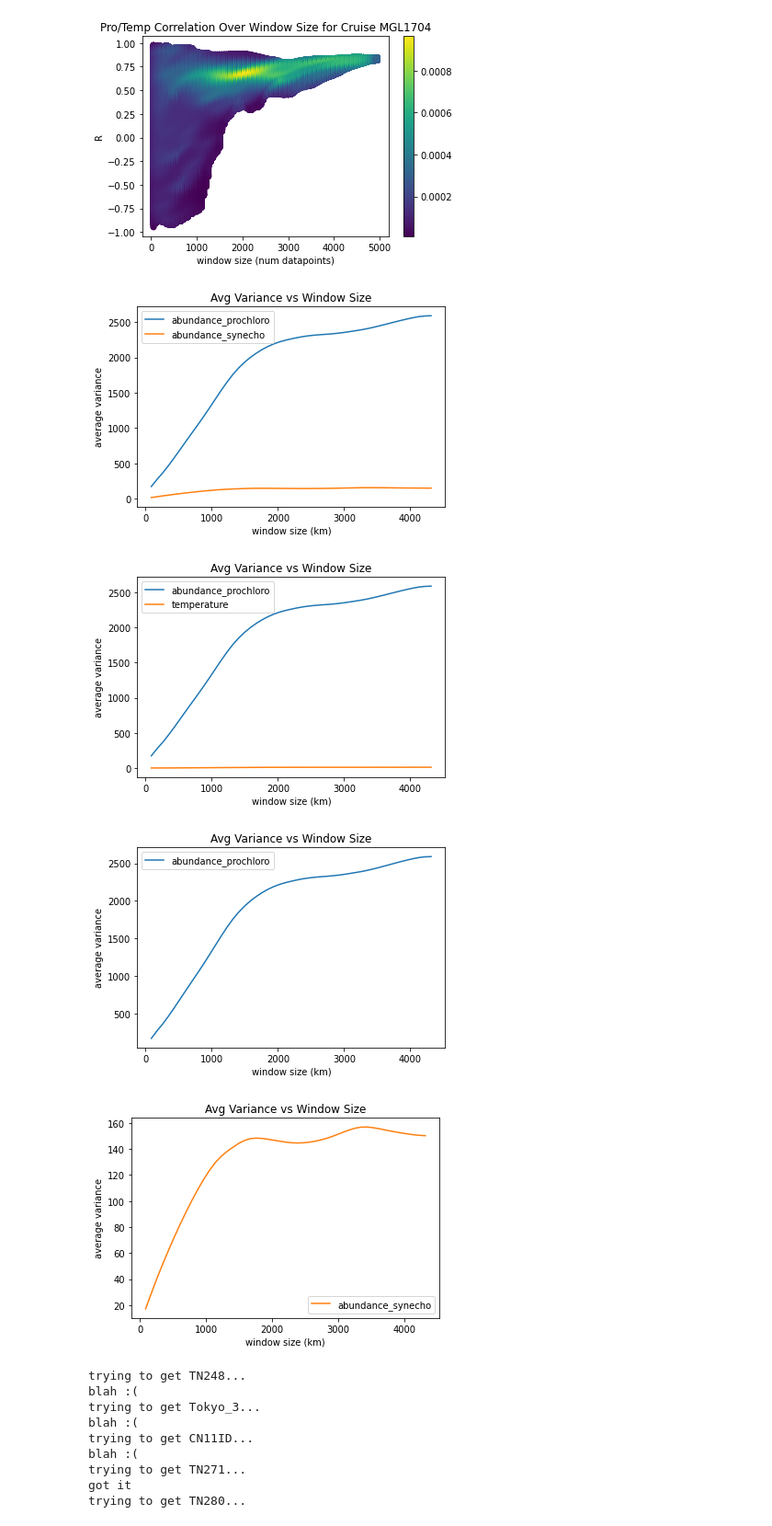
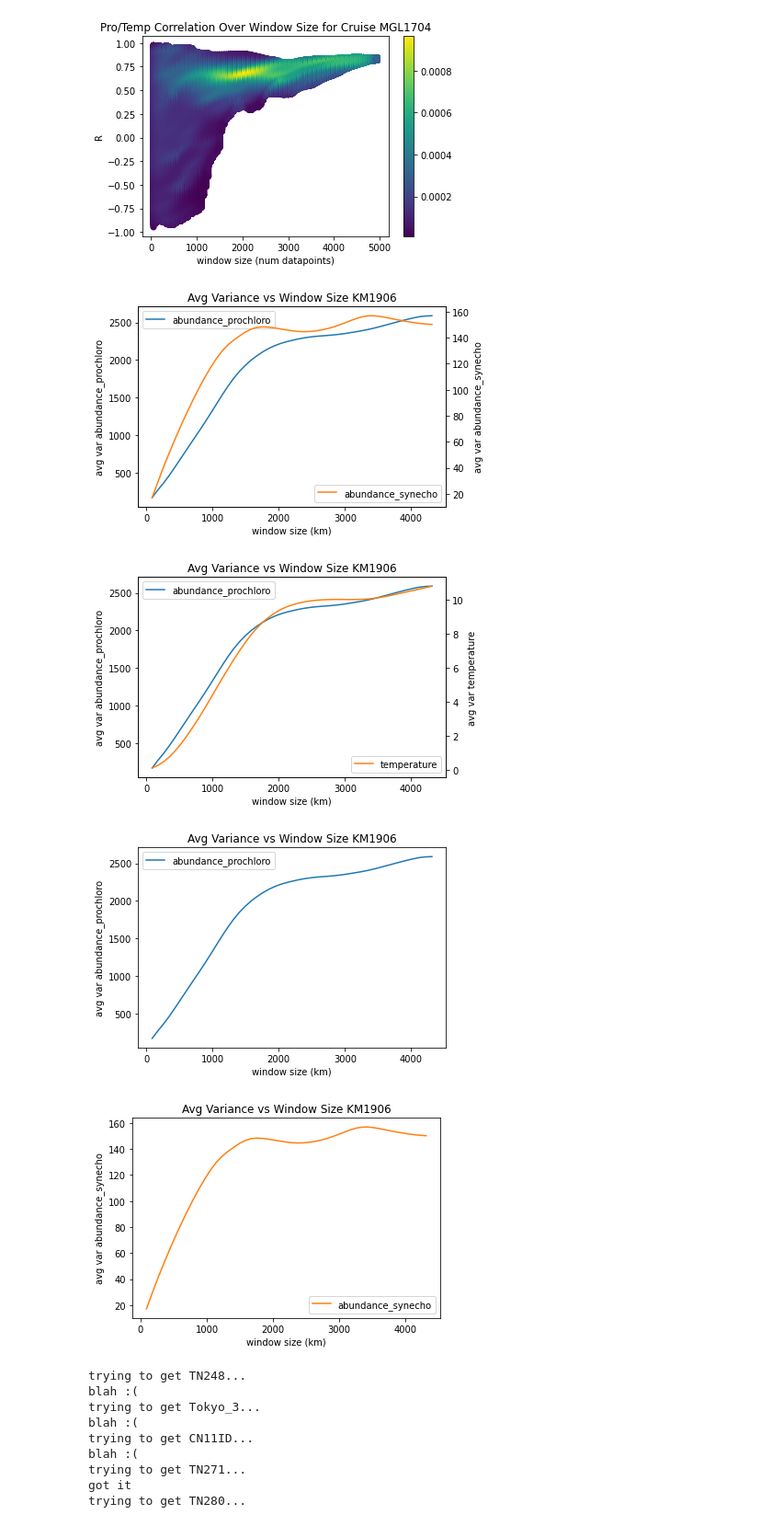
Before and after one commit to barbara42/seaflow_analysis, a Jupyter notebook: Seaflow Time Series Analysis.ipynb, the cells around one changed output. Shown at 92% size. Saved outputs shown, nothing was run; the diff lists cells and outputs as text; code cells hidden in the pictures.

```diff
--- a/Seaflow Time Series Analysis.ipynb
+++ b/Seaflow Time Series Analysis.ipynb
@@ -453,43 +461,47 @@ y 331551
 # %%
 # PLOT VARIANCE
 
-def plot_variance_for_window_size(col_1, col_2 = None, window_sizes=range(1,5001,100), color=None, ax=None):
+def plot_variance_for_window_size(col_1, col_2 = None, window_sizes=range(1,5001,100), color=None, ax=None, df_master=df_master):
     if ax == None:
         fig, ax = plt.subplots()
     x = []
     y_1 = []
     y_2 = []
     for window_size in window_sizes:
         x.append(window_size)
         variances_1 = df_master[col_1].rolling(window_size).var()
         y_1.append(variances_1.mean())
 
         if col_2:
             variances_2 = df_master[col_2].rolling(window_size).var()
             y_2.append(variances_2.mean())
 
     # convert from points to ~distance
     avg_d_distance = df_master['d_distance_km'].mean()
     x_km = [(i-1)*avg_d_distance for i in x]
     x = x_km
 
     ax.plot(x, y_1, label=col_1, color=color)
     if col_2:
-        ax.plot(x, y_2, label=col_2)
-    ax.set_title("Avg Variance vs Window Size")
+        ax_twin = ax.twinx()
+        ax_twin.plot(x, y_2, label=col_2, color='tab:orange')
+        ax_twin.set_ylabel(f'avg var {col_2}')
+        ax_twin.legend(loc='lower right')
+    cruise_name = df_master['cruise'][0]
+    ax.set_title(f"Avg Var vs Window Size {cruise_name}")
     ax.set_xlabel('window size (km)')
-    ax.set_ylabel('average variance')
+    ax.set_ylabel(f'avg var {col_1}')
     ax.legend()
 
 plot_variance_for_window_size(pro, syn)
 plot_variance_for_window_size(pro, 'temperature')
 plot_variance_for_window_size(pro)
 plot_variance_for_window_size(syn, color='tab:orange')
 # %% [output]
-[figure, old version]
+[figure, new version]
-[figure, old version]
+[figure, new version]
-[figure, old version]
+[figure, new version]
-[figure, old version]
+[figure, new version]
 # %%
 # make list of "working" cruises (ones that don't throw an error )
 cruises = get_cruise_names()
```
Also changed, not shown: parts of 7 cells of this notebook.
